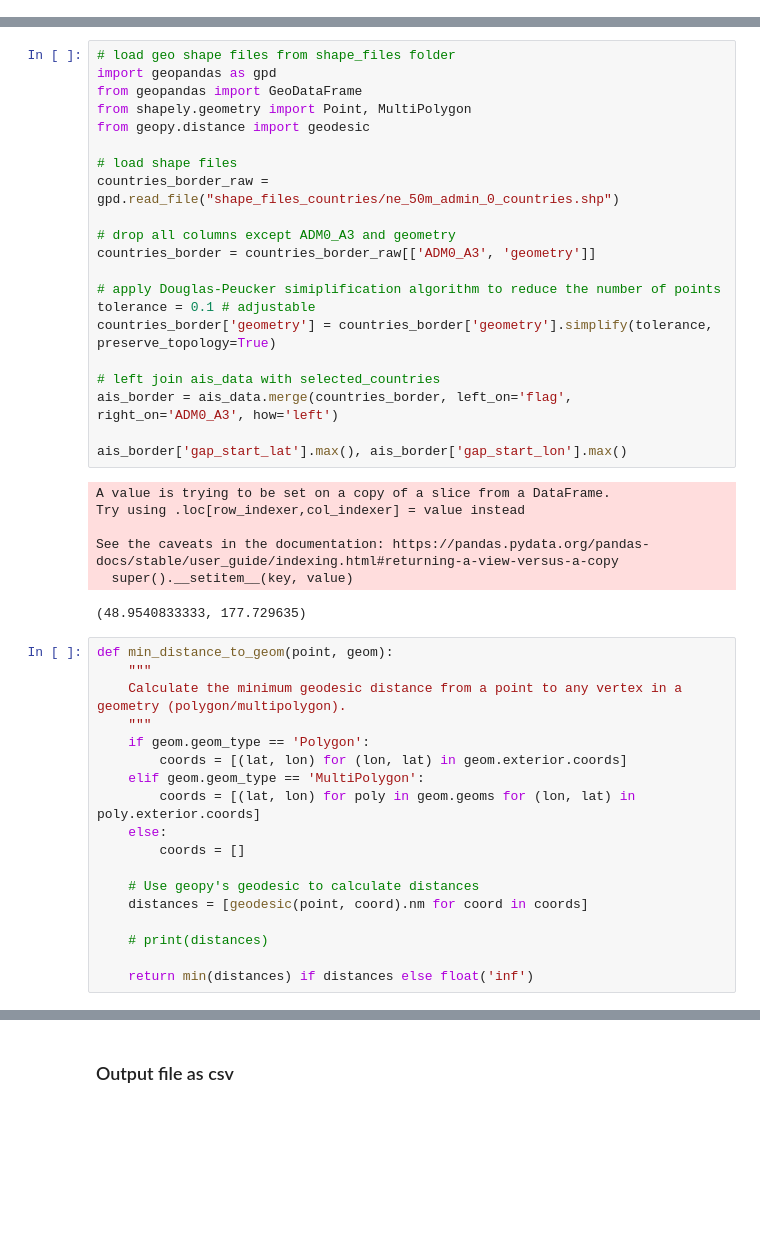
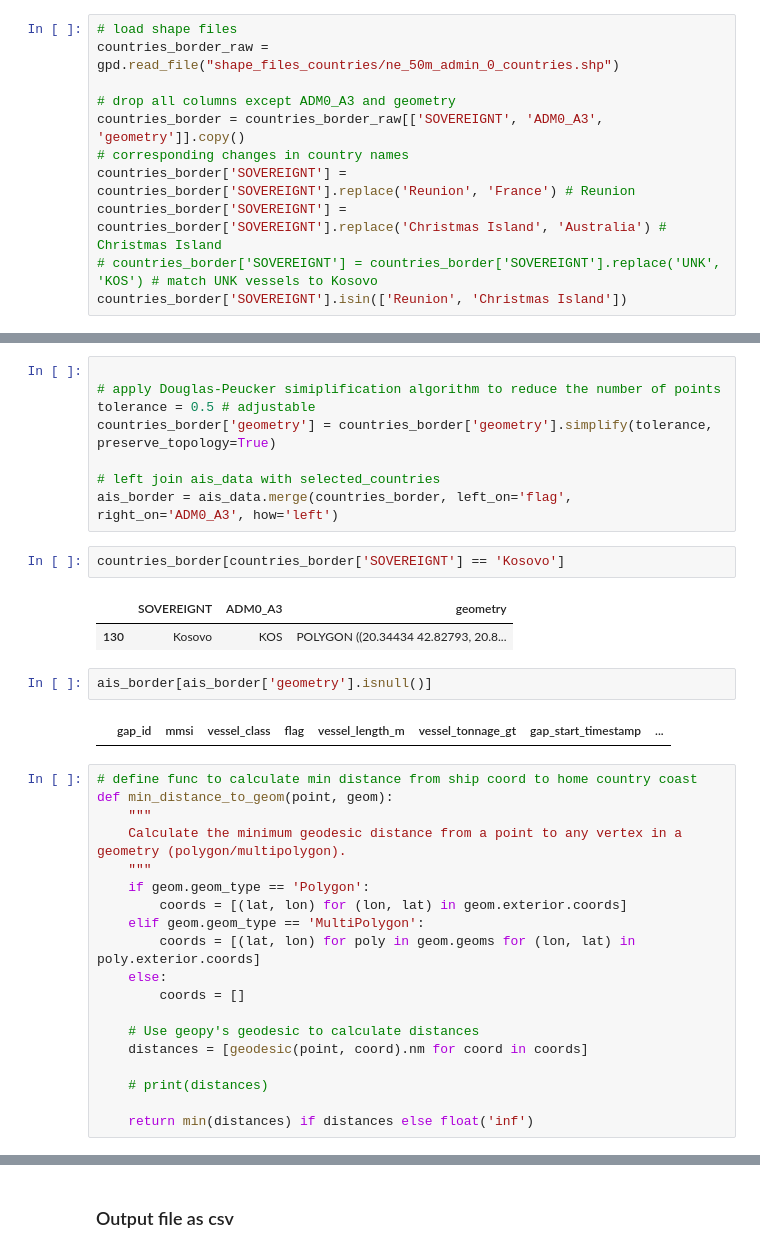
Before and after one commit to RRRan2333/ais_fishing_signal, a Jupyter notebook: side_random_select_half.ipynb, the cells around one changed output, grey strips where cells are left out. Cells and saved outputs as stored; diff of their text form; blank space fills up the shorter version.

```diff
--- a/side_random_select_half.ipynb
+++ b/side_random_select_half.ipynb
@@ -82,0 +71,11 @@ ais_data
+# %%
+# load shape files
+countries_border_raw = gpd.read_file("shape_files_countries/ne_50m_admin_0_countries.shp")
+
+# drop all columns except ADM0_A3 and geometry
+countries_border = countries_border_raw[['SOVEREIGNT', 'ADM0_A3', 'geometry']].copy()
+# corresponding changes in country names
+countries_border['SOVEREIGNT'] = countries_border['SOVEREIGNT'].replace('Reunion', 'France') # Reunion
+countries_border['SOVEREIGNT'] = countries_border['SOVEREIGNT'].replace('Christmas Island', 'Australia') # Christmas Island
+# countries_border['SOVEREIGNT'] = countries_border['SOVEREIGNT'].replace('UNK', 'KOS') # match UNK vessels to Kosovo
+countries_border['SOVEREIGNT'].isin(['Reunion', 'Christmas Island'])
@@ -83,32 +95,22 @@ ais_data
 # %%
-# load geo shape files from shape_files folder
-import geopandas as gpd
-from geopandas import GeoDataFrame
-from shapely.geometry import Point, MultiPolygon
-from geopy.distance import geodesic
-
-# load shape files
-countries_border_raw = gpd.read_file("shape_files_countries/ne_50m_admin_0_countries.shp")
-
-# drop all columns except ADM0_A3 and geometry
-countries_border = countries_border_raw[['ADM0_A3', 'geometry']]
 
 # apply Douglas-Peucker simiplification algorithm to reduce the number of points
-tolerance = 0.1 # adjustable
+tolerance = 0.5 # adjustable
 countries_border['geometry'] = countries_border['geometry'].simplify(tolerance, preserve_topology=True)
 
 # left join ais_data with selected_countries
 ais_border = ais_data.merge(countries_border, left_on='flag', right_on='ADM0_A3', how='left')
-
-ais_border['gap_start_lat'].max(), ais_border['gap_start_lon'].max()
-# %% [output]
-A value is trying to be set on a copy of a slice from a DataFrame.
-Try using .loc[row_indexer,col_indexer] = value instead
-
-See the caveats in the documentation: https://pandas.pydata.org/pandas-docs/stable/user_guide/indexing.html#returning-a-view-versus-a-copy
-  super().__setitem__(key, value)
-(48.9540833333, 177.729635)
+# %%
+countries_border[countries_border['SOVEREIGNT'] == 'Kosovo']
+# %% [output]
+|  | SOVEREIGNT | ADM0_A3 | geometry |
+| 130 | Kosovo | KOS | POLYGON ((20.34434 42.82793, 20.8... |
+# %%
+ais_border[ais_border['geometry'].isnull()]
+# %% [output]
+|  | gap_id | mmsi | vessel_class | flag | vessel_length_m | vessel_tonnage_gt | gap_start_timestamp | ... |
 # %%
+# define func to calculate min distance from ship coord to home country coast
 def min_distance_to_geom(point, geom):
     """
     Calculate the minimum geodesic distance from a point to any vertex in a geometry (polygon/multipolygon).
```
Also changed, not shown: parts of 19 cells of this notebook, 4 other files.
